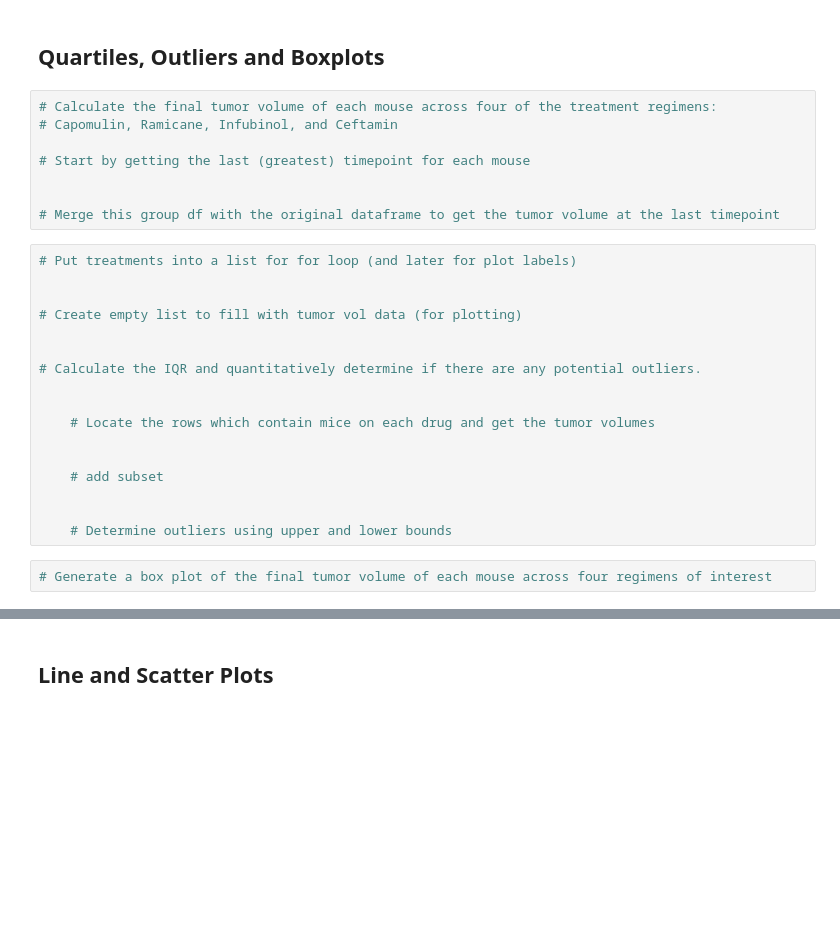
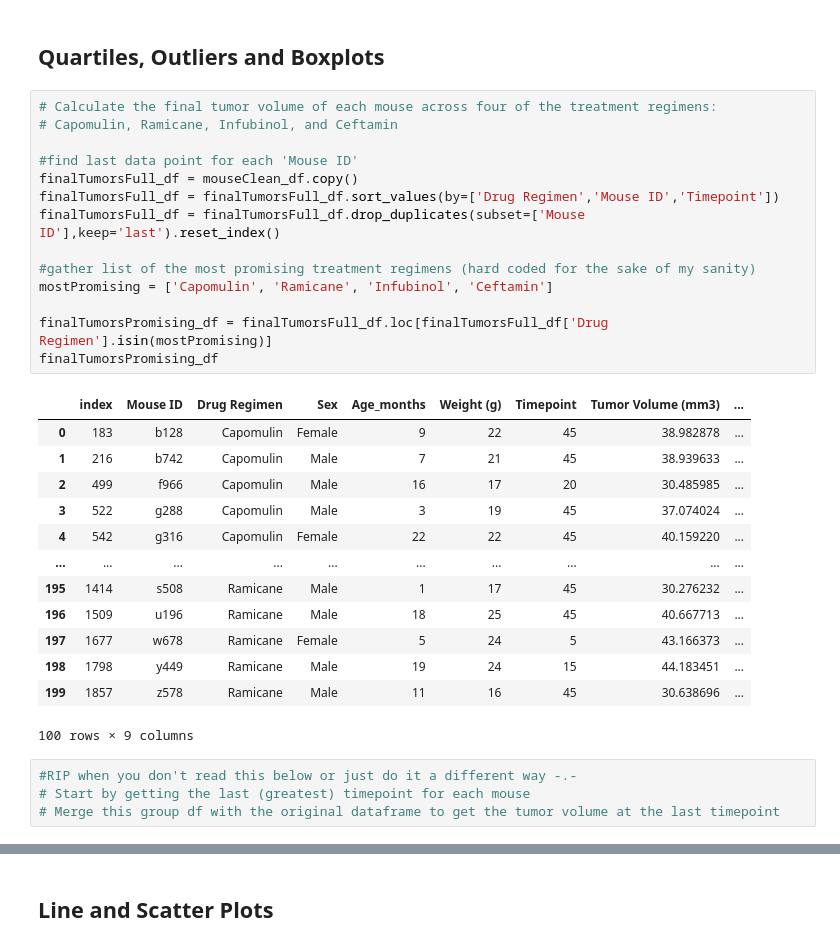
Before and after one commit to meielerol/matplotlib-challenge, a Jupyter notebook: pymaceuticals_starter.ipynb, the cells around one changed output, grey strips where cells are left out. Cells and saved outputs as stored; diff of their text form; blank space fills up the shorter version.

```diff
--- a/pymaceuticals_starter.ipynb
+++ b/pymaceuticals_starter.ipynb
@@ -230,30 +230,35 @@ plt.show()
 [figure]
 # %% [markdown]
 ## Quartiles, Outliers and Boxplots
+# %%
+# Calculate the final tumor volume of each mouse across four of the treatment regimens:
+# Capomulin, Ramicane, Infubinol, and Ceftamin
+
+#find last data point for each 'Mouse ID'
+finalTumorsFull_df = mouseClean_df.copy()
+finalTumorsFull_df = finalTumorsFull_df.sort_values(by=['Drug Regimen','Mouse ID','Timepoint'])
+finalTumorsFull_df = finalTumorsFull_df.drop_duplicates(subset=['Mouse ID'],keep='last').reset_index()
+
+#gather list of the most promising treatment regimens (hard coded for the sake of my sanity)
+mostPromising = ['Capomulin', 'Ramicane', 'Infubinol', 'Ceftamin']
+
+finalTumorsPromising_df = finalTumorsFull_df.loc[finalTumorsFull_df['Drug Regimen'].isin(mostPromising)]
+finalTumorsPromising_df
+# %% [output]
+|  | index | Mouse ID | Drug Regimen | Sex | Age_months | Weight (g) | Timepoint | Tumor Volume (mm3) | ... |
+| 0 | 183 | b128 | Capomulin | Female | 9 | 22 | 45 | 38.982878 | ... |
+| 1 | 216 | b742 | Capomulin | Male | 7 | 21 | 45 | 38.939633 | ... |
+| 2 | 499 | f966 | Capomulin | Male | 16 | 17 | 20 | 30.485985 | ... |
+| 3 | 522 | g288 | Capomulin | Male | 3 | 19 | 45 | 37.074024 | ... |
+| 4 | 542 | g316 | Capomulin | Female | 22 | 22 | 45 | 40.159220 | ... |
+| ... | ... | ... | ... | ... | ... | ... | ... | ... | ... |
+| 195 | 1414 | s508 | Ramicane | Male | 1 | 17 | 45 | 30.276232 | ... |
+| 196 | 1509 | u196 | Ramicane | Male | 18 | 25 | 45 | 40.667713 | ... |
+| 197 | 1677 | w678 | Ramicane | Female | 5 | 24 | 5 | 43.166373 | ... |
+| 198 | 1798 | y449 | Ramicane | Male | 19 | 24 | 15 | 44.183451 | ... |
+| 199 | 1857 | z578 | Ramicane | Male | 11 | 16 | 45 | 30.638696 | ... |
+100 rows × 9 columns
 # %%
-# Calculate the final tumor volume of each mouse across four of the treatment regimens:
-# Capomulin, Ramicane, Infubinol, and Ceftamin
-
+#RIP when you don't read this below or just do it a different way -.-
 # Start by getting the last (greatest) timepoint for each mouse
-
-
 # Merge this group df with the original dataframe to get the tumor volume at the last timepoint
-# %%
-# Put treatments into a list for for loop (and later for plot labels)
-
-
-# Create empty list to fill with tumor vol data (for plotting)
-
-
-# Calculate the IQR and quantitatively determine if there are any potential outliers.
-
-
-    # Locate the rows which contain mice on each drug and get the tumor volumes
-
-
-    # add subset
-
-
-    # Determine outliers using upper and lower bounds
-# %%
-# Generate a box plot of the final tumor volume of each mouse across four regimens of interest
```
Also changed, not shown: parts of 10 cells of this notebook.
